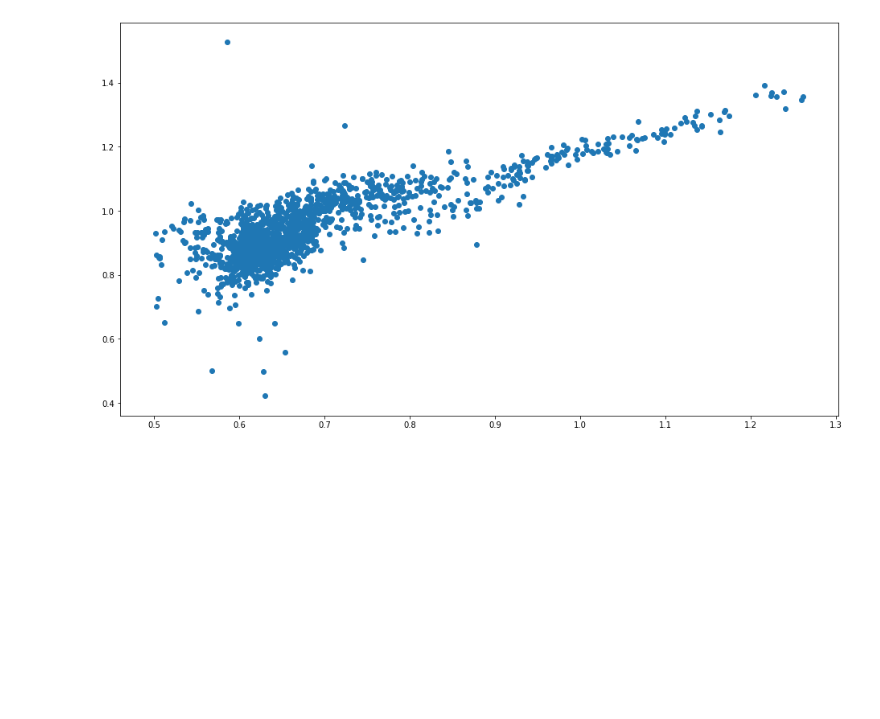
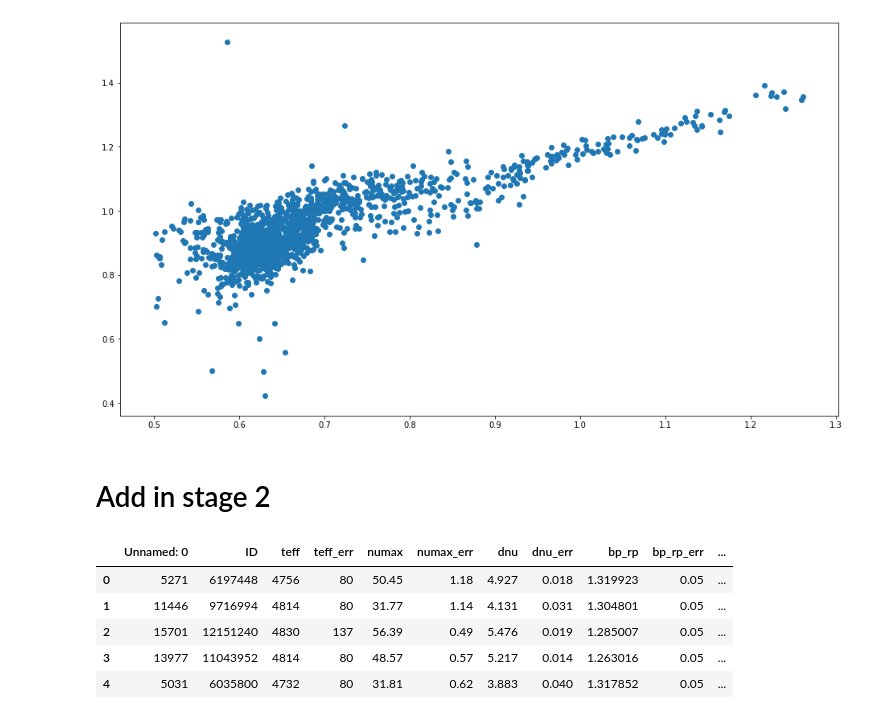
Before and after one commit to grd349/PBjam, a Jupyter notebook: pbjam/data/AddInYu.ipynb, the cells around one changed output. Saved outputs shown, nothing was run; the diff lists cells and outputs as text; code cells hidden in the pictures; blank space fills up the shorter version.

```diff
--- a/pbjam/data/AddInYu.ipynb
+++ b/pbjam/data/AddInYu.ipynb
@@ -157,3 +157,16 @@ ax.scatter(s1_prior.dnu, s1_prior.eps)
 # %% [output]
 <matplotlib.collections.PathCollection at 0x...>
 [figure]
+# %% [markdown]
+# Add in stage 2
+# %%
+check = 'stage2_checked.csv'
+new_input = pd.read_csv(check)
+new_input.head()
+# %% [output]
+|  | Unnamed: 0 | ID | teff | teff_err | numax | numax_err | dnu | dnu_err | bp_rp | bp_rp_err | ... |
+| 0 | 5271 | 6197448 | 4756 | 80 | 50.45 | 1.18 | 4.927 | 0.018 | 1.319923 | 0.05 | ... |
+| 1 | 11446 | 9716994 | 4814 | 80 | 31.77 | 1.14 | 4.131 | 0.031 | 1.304801 | 0.05 | ... |
+| 2 | 15701 | 12151240 | 4830 | 137 | 56.39 | 0.49 | 5.476 | 0.019 | 1.285007 | 0.05 | ... |
+| 3 | 13977 | 11043952 | 4814 | 80 | 48.57 | 0.57 | 5.217 | 0.014 | 1.263016 | 0.05 | ... |
+| 4 | 5031 | 6035800 | 4732 | 80 | 31.81 | 0.62 | 3.883 | 0.040 | 1.317852 | 0.05 | ... |
```
Also changed, not shown: parts of 8 cells of this notebook, 3 other files.
